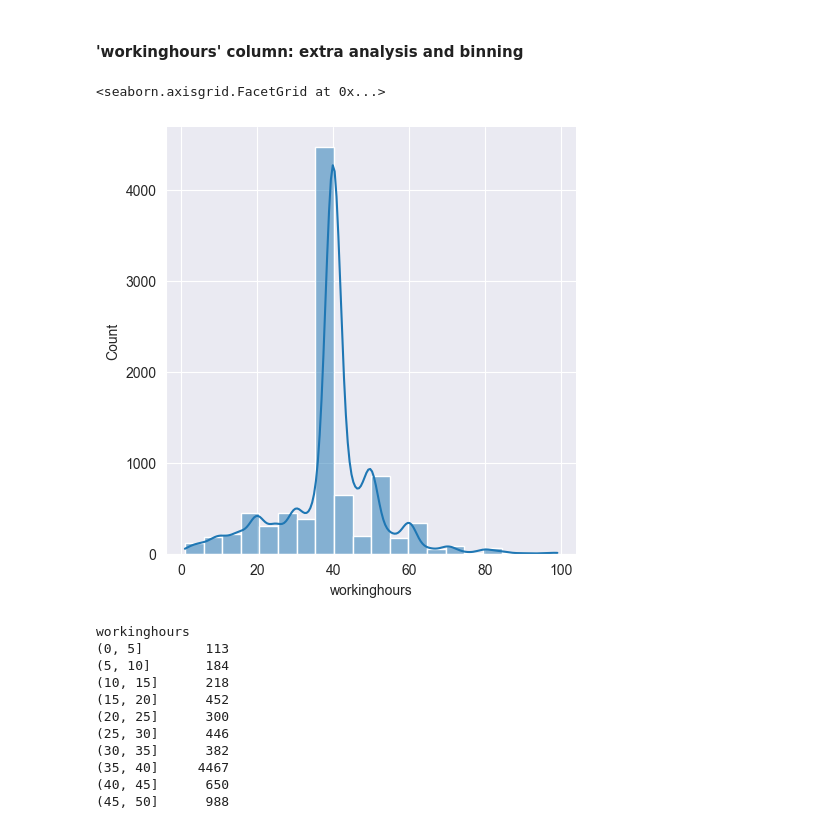
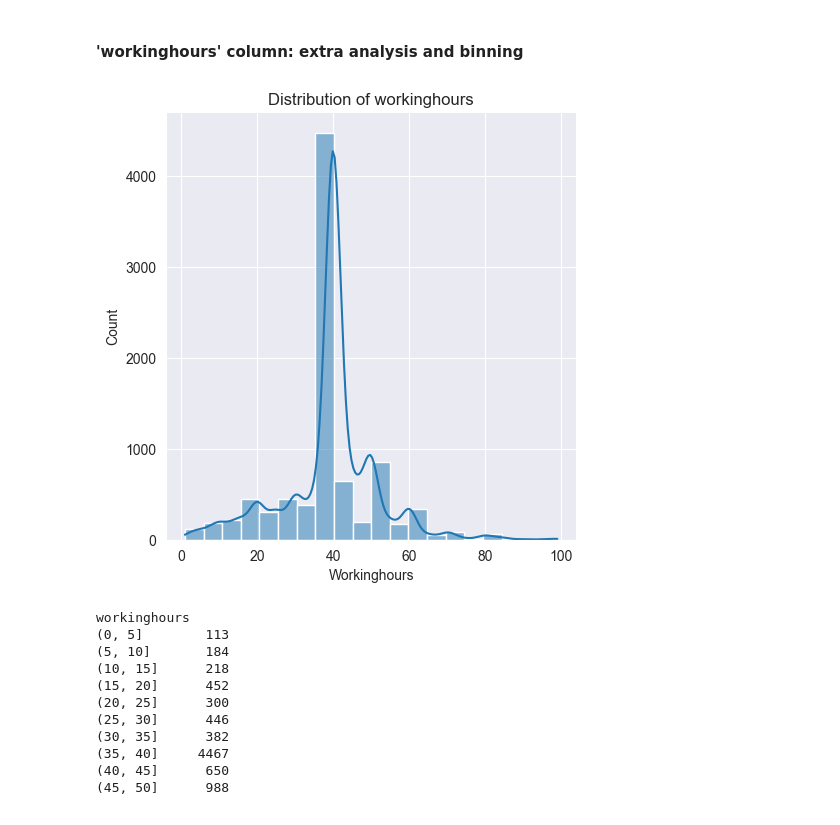
Before and after one commit to MaksimKarnaukh/DataMining, a Jupyter notebook: Assignment1/src/data_preprocessing.ipynb, the cells around one changed output. Saved outputs shown, nothing was run; the diff lists cells and outputs as text; code cells hidden in the pictures.

```diff
--- a/Assignment1/src/data_preprocessing.ipynb
+++ b/Assignment1/src/data_preprocessing.ipynb
@@ -217,10 +222,11 @@ Name: count, dtype: int64
 #### 'workinghours' column: extra analysis and binning
 # %%
 # plot of the distribution of the 'workinghours' column
-sns.displot(data['workinghours'], kde=True, bins=20)
+p = sns.displot(data['workinghours'], kde=True, bins=20)
+p.set(xlabel='Workinghours', ylabel='Count', title='Distribution of workinghours')
+plt.show()
 # %% [output]
-<seaborn.axisgrid.FacetGrid at 0x...>
-[figure, old version]
+[figure, new version]
 # %%
 # we check for bins of size 5, the frequency of each bin
 pd.cut(data['workinghours'], bins=range(0, 105, 5)).value_counts().sort_index()
```
Also changed, not shown: parts of 6 cells of this notebook, 1 other file.
